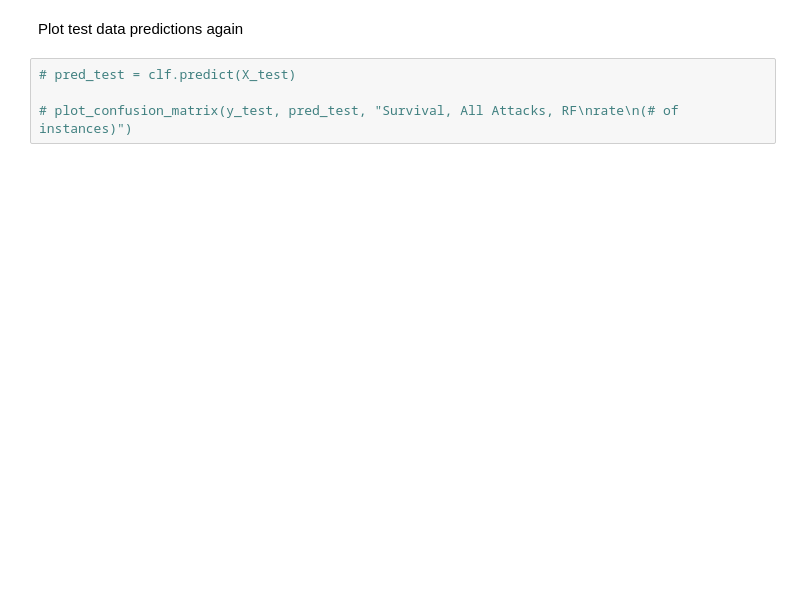
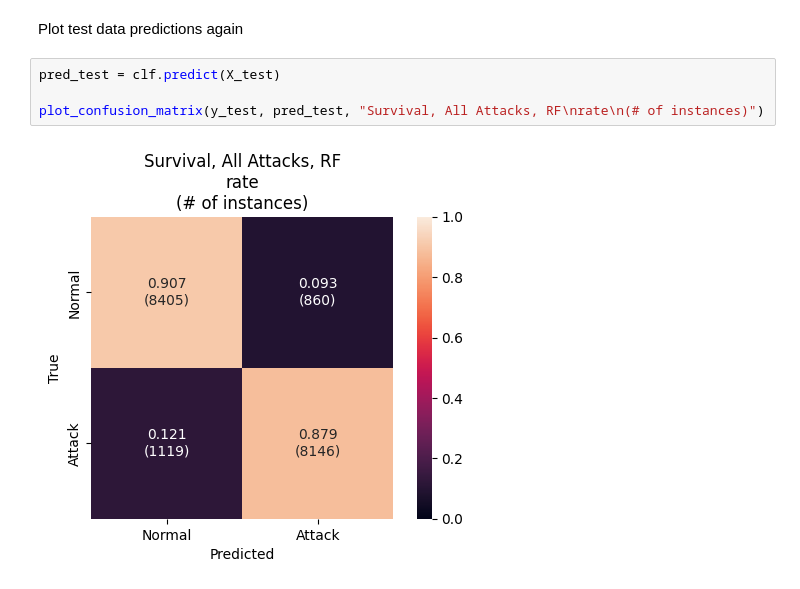
Before and after one commit to hampu5/ml-classify, a Jupyter notebook: ml_classify/rf-book.ipynb, the cells around one changed output. Drawn from its saved outputs; the diff is of its cells as text; blank space fills up the shorter version.

```diff
--- a/ml_classify/rf-book.ipynb
+++ b/ml_classify/rf-book.ipynb
@@ -183,9 +214,11 @@ Add trees trained on the FPs and FNs
 # %% [markdown]
 Plot test data predictions again
 # %%
-# pred_test = clf.predict(X_test)
+pred_test = clf.predict(X_test)
 
-# plot_confusion_matrix(y_test, pred_test, "Survival, All Attacks, RF\nrate\n(# of instances)")
+plot_confusion_matrix(y_test, pred_test, "Survival, All Attacks, RF\nrate\n(# of instances)")
+# %% [output]
+[figure, added]
 # %%
 import shap
 from shap_tools import *
```
Also changed, not shown: parts of 16 cells of this notebook, 2 other files.
